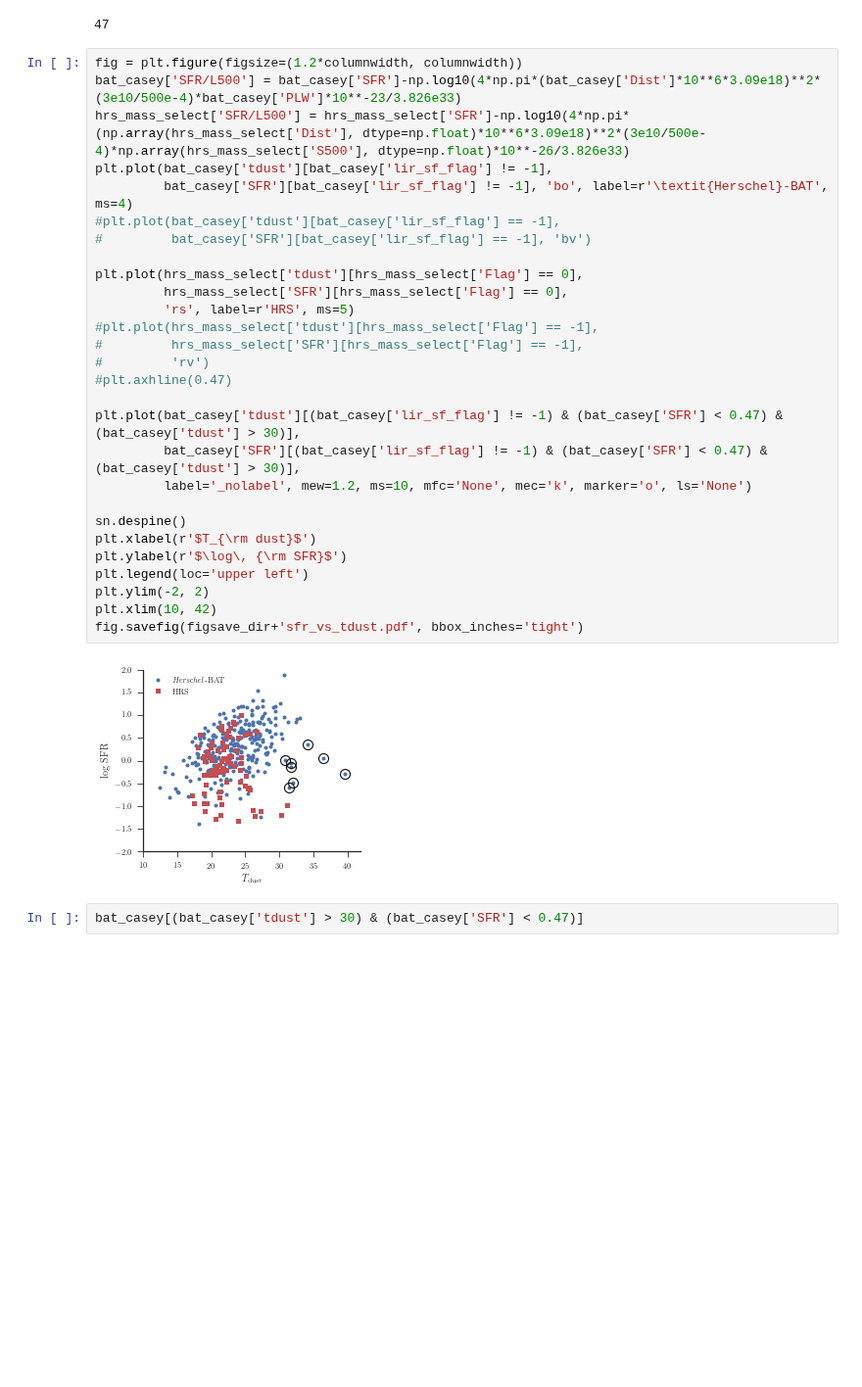
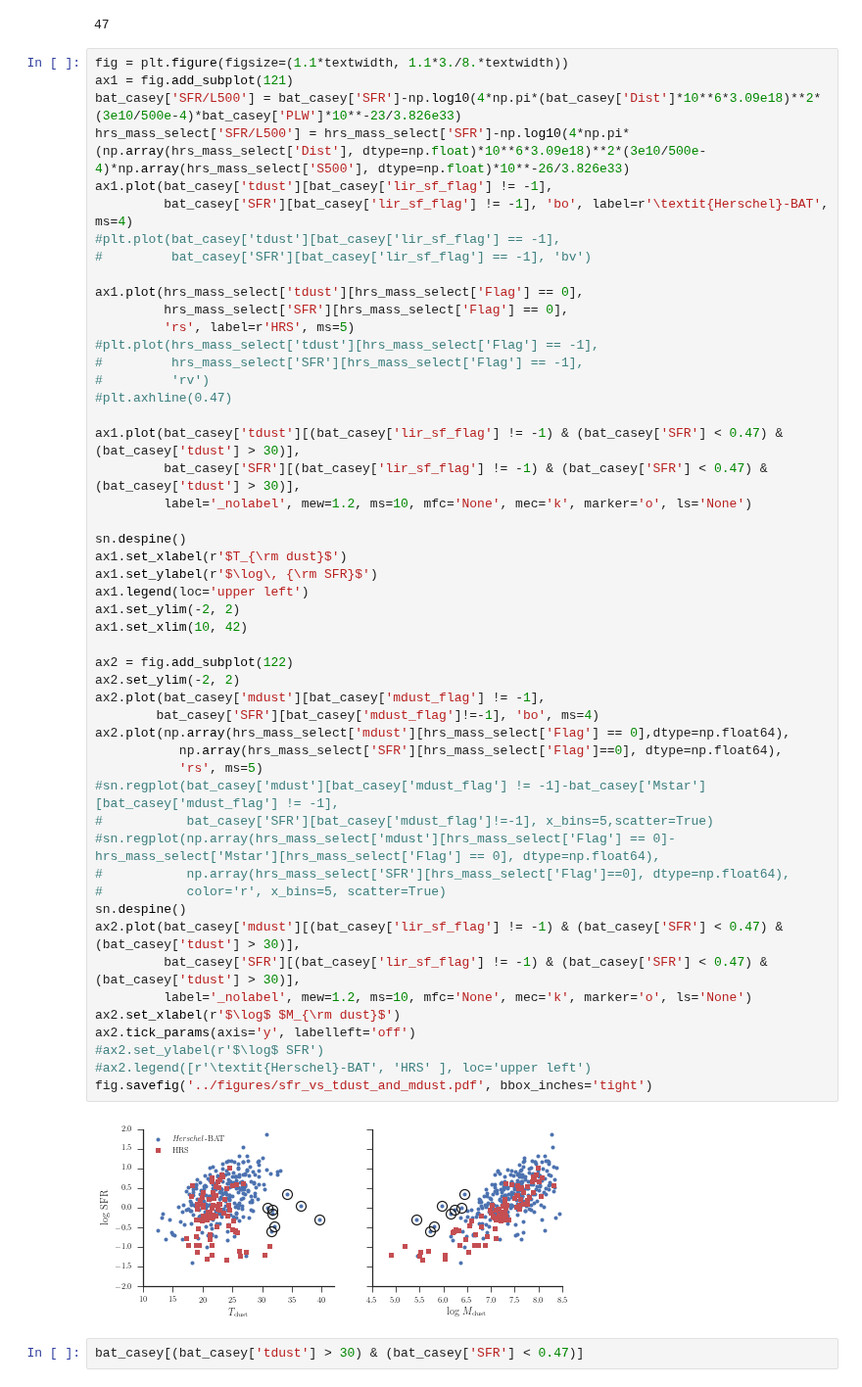
Before and after one commit to ttshimiz/bat-agn-sed-fitting-paper, a Jupyter notebook: ipython_notebooks/mdust-tdust-sfr-comparison.ipynb, the cells around one changed output. Shown at 98% size. Saved outputs shown, nothing was run; the diff lists cells and outputs as text; blank space fills up the shorter version.

```diff
--- a/ipython_notebooks/mdust-tdust-sfr-comparison.ipynb
+++ b/ipython_notebooks/mdust-tdust-sfr-comparison.ipynb
@@ -499,35 +497,57 @@ sum(hrs_info.loc[hrs_mass_select['HRS ID'], 'Type'] < 2)
 # %% [output]
 47
 # %%
-fig = plt.figure(figsize=(1.2*columnwidth, columnwidth))
+fig = plt.figure(figsize=(1.1*textwidth, 1.1*3./8.*textwidth))
+ax1 = fig.add_subplot(121)
 bat_casey['SFR/L500'] = bat_casey['SFR']-np.log10(4*np.pi*(bat_casey['Dist']*10**6*3.09e18)**2*(3e10/500e-4)*bat_casey['PLW']*10**-23/3.826e33)
 hrs_mass_select['SFR/L500'] = hrs_mass_select['SFR']-np.log10(4*np.pi*(np.array(hrs_mass_select['Dist'], dtype=np.float)*10**6*3.09e18)**2*(3e10/500e-4)*np.array(hrs_mass_select['S500'], dtype=np.float)*10**-26/3.826e33)
-plt.plot(bat_casey['tdust'][bat_casey['lir_sf_flag'] != -1],
+ax1.plot(bat_casey['tdust'][bat_casey['lir_sf_flag'] != -1],
          bat_casey['SFR'][bat_casey['lir_sf_flag'] != -1], 'bo', label=r'\textit{Herschel}-BAT', ms=4)
 #plt.plot(bat_casey['tdust'][bat_casey['lir_sf_flag'] == -1],
 #         bat_casey['SFR'][bat_casey['lir_sf_flag'] == -1], 'bv')
 
-plt.plot(hrs_mass_select['tdust'][hrs_mass_select['Flag'] == 0],
+ax1.plot(hrs_mass_select['tdust'][hrs_mass_select['Flag'] == 0],
          hrs_mass_select['SFR'][hrs_mass_select['Flag'] == 0],
          'rs', label=r'HRS', ms=5)
 #plt.plot(hrs_mass_select['tdust'][hrs_mass_select['Flag'] == -1],
 #         hrs_mass_select['SFR'][hrs_mass_select['Flag'] == -1],
 #         'rv')
 #plt.axhline(0.47)
 
-plt.plot(bat_casey['tdust'][(bat_casey['lir_sf_flag'] != -1) & (bat_casey['SFR'] < 0.47) & (bat_casey['tdust'] > 30)],
+ax1.plot(bat_casey['tdust'][(bat_casey['lir_sf_flag'] != -1) & (bat_casey['SFR'] < 0.47) & (bat_casey['tdust'] > 30)],
          bat_casey['SFR'][(bat_casey['lir_sf_flag'] != -1) & (bat_casey['SFR'] < 0.47) & (bat_casey['tdust'] > 30)],
          label='_nolabel', mew=1.2, ms=10, mfc='None', mec='k', marker='o', ls='None')
 
 sn.despine()
-plt.xlabel(r'$T_{\rm dust}$')
-plt.ylabel(r'$\log\, {\rm SFR}$')
-plt.legend(loc='upper left')
-plt.ylim(-2, 2)
-plt.xlim(10, 42)
-fig.savefig(figsave_dir+'sfr_vs_tdust.pdf', bbox_inches='tight')
+ax1.set_xlabel(r'$T_{\rm dust}$')
+ax1.set_ylabel(r'$\log\, {\rm SFR}$')
+ax1.legend(loc='upper left')
+ax1.set_ylim(-2, 2)
+ax1.set_xlim(10, 42)
+
+ax2 = fig.add_subplot(122)
+ax2.set_ylim(-2, 2)
+ax2.plot(bat_casey['mdust'][bat_casey['mdust_flag'] != -1],
+        bat_casey['SFR'][bat_casey['mdust_flag']!=-1], 'bo', ms=4)
+ax2.plot(np.array(hrs_mass_select['mdust'][hrs_mass_select['Flag'] == 0],dtype=np.float64),
+           np.array(hrs_mass_select['SFR'][hrs_mass_select['Flag']==0], dtype=np.float64),
+           'rs', ms=5)
+#sn.regplot(bat_casey['mdust'][bat_casey['mdust_flag'] != -1]-bat_casey['Mstar'][bat_casey['mdust_flag'] != -1],
+#           bat_casey['SFR'][bat_casey['mdust_flag']!=-1], x_bins=5,scatter=True)
+#sn.regplot(np.array(hrs_mass_select['mdust'][hrs_mass_select['Flag'] == 0]-hrs_mass_select['Mstar'][hrs_mass_select['Flag'] == 0], dtype=np.float64),
+#           np.array(hrs_mass_select['SFR'][hrs_mass_select['Flag']==0], dtype=np.float64),
+#           color='r', x_bins=5, scatter=True)
+sn.despine()
+ax2.plot(bat_casey['mdust'][(bat_casey['lir_sf_flag'] != -1) & (bat_casey['SFR'] < 0.47) & (bat_casey['tdust'] > 30)],
+         bat_casey['SFR'][(bat_casey['lir_sf_flag'] != -1) & (bat_casey['SFR'] < 0.47) & (bat_casey['tdust'] > 30)],
+         label='_nolabel', mew=1.2, ms=10, mfc='None', mec='k', marker='o', ls='None')
+ax2.set_xlabel(r'$\log$ $M_{\rm dust}$')
+ax2.tick_params(axis='y', labelleft='off')
+#ax2.set_ylabel(r'$\log$ SFR')
+#ax2.legend([r'\textit{Herschel}-BAT', 'HRS' ], loc='upper left')
+fig.savefig('../figures/sfr_vs_tdust_and_mdust.pdf', bbox_inches='tight')
 # %% [output]
-[figure, old version]
+[figure, new version]
 # %%
 bat_casey[(bat_casey['tdust'] > 30) & (bat_casey['SFR'] < 0.47)]
 # %% [output]
```
Also changed, not shown: parts of 2 cells of this notebook, 2 other files.
